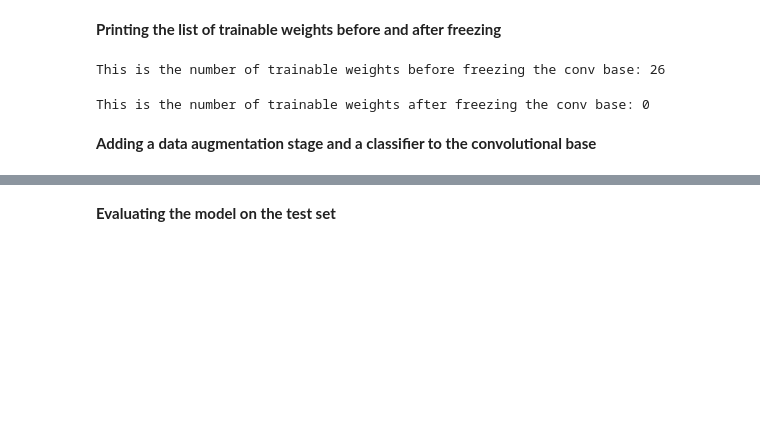
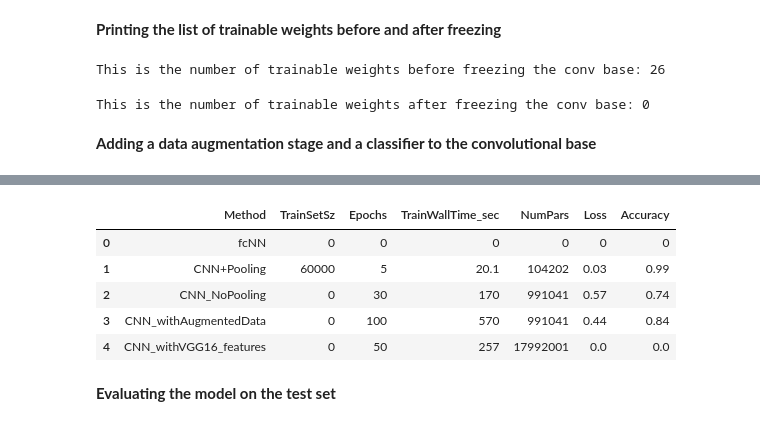
Before and after one commit to ftk1000/deep-learning-with-python-notebooks, a Jupyter notebook: chapter08_intro-to-dl-for-computer-vision.ipynb, the cells around one changed output, grey strips where cells are left out. Drawn from its saved outputs; the diff is of its cells as text; code cells hidden in the pictures; blank space fills up the shorter version.

```diff
--- a/chapter08_intro-to-dl-for-computer-vision.ipynb
+++ b/chapter08_intro-to-dl-for-computer-vision.ipynb
@@ -8,0 +11,5 @@ This notebook was generated for TensorFlow 2.6.
+# %%
+
+d = pd.DataFrame(columns=['Method','TrainSetSz','Epochs','TrainWallTime_sec', 'NumPars', 'Loss', 'Accuracy'])
+d.loc[0,:] = ['fcNN', 00,0, 0,0, 0,0]
+d
@@ -82,0 +117,3 @@ Test accuracy: 0.993
+# %%
+d.loc[1,:] = ['CNN+Pooling', 60000,5, 20.1,104202, 0.03,0.99]
+d
@@ -472,3 +535,7 @@ print(f"Test accuracy: {test_acc:.3f}")
 # %% [output]
 63/63 [==============================] - 3s 35ms/step - loss: 0.4420 - accuracy: 0.8375
 Test accuracy: 0.837
+# %%
+i=3
+d.loc[i,:] = ['CNN_withAugmentedData', 0,100, 570,991041, 0.44,0.84]
+d
@@ -685,3 +794,14 @@ TypeError: Cannot serialize object Ellipsis of type <class 'ellipsis'>. To be se
+# %%
+i=4
+d.loc[i,:] = ['CNN_withVGG16_features', 0,50, 257,17992001, 0.,0.]
+d
+# %% [output]
+|  | Method | TrainSetSz | Epochs | TrainWallTime_sec | NumPars | Loss | Accuracy |
+| 0 | fcNN | 0 | 0 | 0 | 0 | 0 | 0 |
+| 1 | CNN+Pooling | 60000 | 5 | 20.1 | 104202 | 0.03 | 0.99 |
+| 2 | CNN_NoPooling | 0 | 30 | 170 | 991041 | 0.57 | 0.74 |
+| 3 | CNN_withAugmentedData | 0 | 100 | 570 | 991041 | 0.44 | 0.84 |
+| 4 | CNN_withVGG16_features | 0 | 50 | 257 | 17992001 | 0.0 | 0.0 |
 # %% [markdown]
 **Evaluating the model on the test set**
 # %%
```
Also changed, not shown: parts of 31 cells of this notebook.
